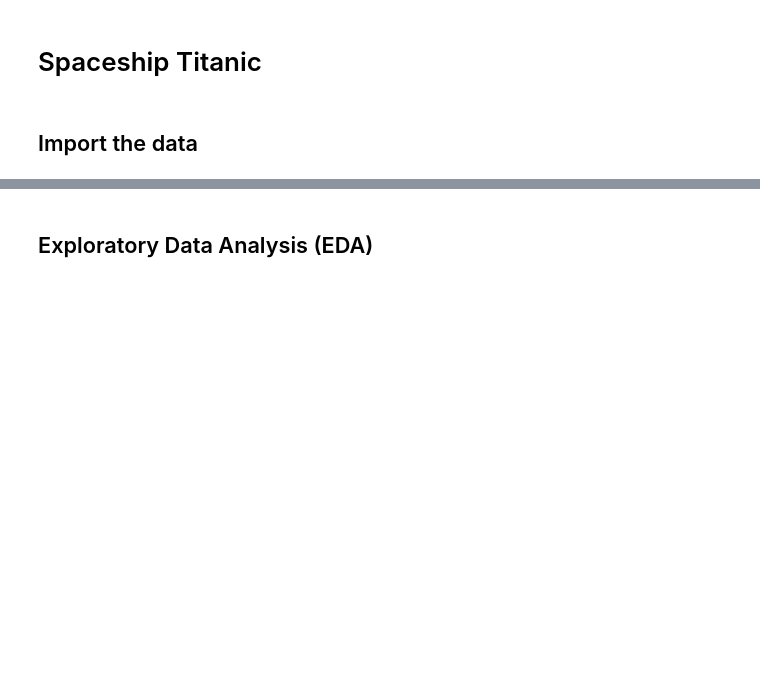
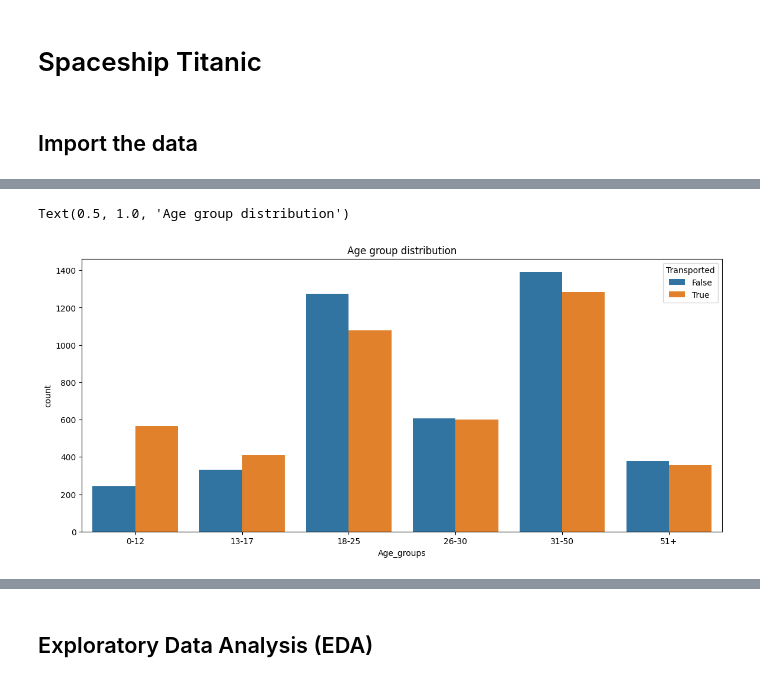
Before and after one commit to Zark-ML/Spaceship-Titanic, a Jupyter notebook: main.ipynb, the cells around one changed output, grey strips where cells are left out. Saved outputs shown, nothing was run; the diff lists cells and outputs as text; code cells hidden in the pictures; blank space fills up the shorter version.

```diff
--- a/main.ipynb
+++ b/main.ipynb
@@ -34,0 +63,17 @@ df = train_data.copy()
+# %%
+# New features - training set
+df['Age_groups']=np.nan
+df.loc[df['Age']<=12,'Age_groups']='0-12'
+df.loc[(df['Age']>12) & (df['Age']<18),'Age_groups']='13-17'
+df.loc[(df['Age']>=18) & (df['Age']<=25),'Age_groups']='18-25'
+df.loc[(df['Age']>25) & (df['Age']<=30),'Age_groups']='26-30'
+df.loc[(df['Age']>30) & (df['Age']<=50),'Age_groups']='31-50'
+df.loc[df['Age']>50,'Age_groups']='51+'
+
+# Plot distribution of new features
+plt.figure(figsize=(14,6))
+g=sns.countplot(data=df, x='Age_groups', hue='Transported', order=['0-12','13-17','18-25','26-30','31-50','51+'])
+plt.title('Age group distribution')
+# %% [output]
+Text(0.5, 1.0, 'Age group distribution')
+[figure, added]
```
Also changed, not shown: parts of 7 cells of this notebook, 1 other file.
